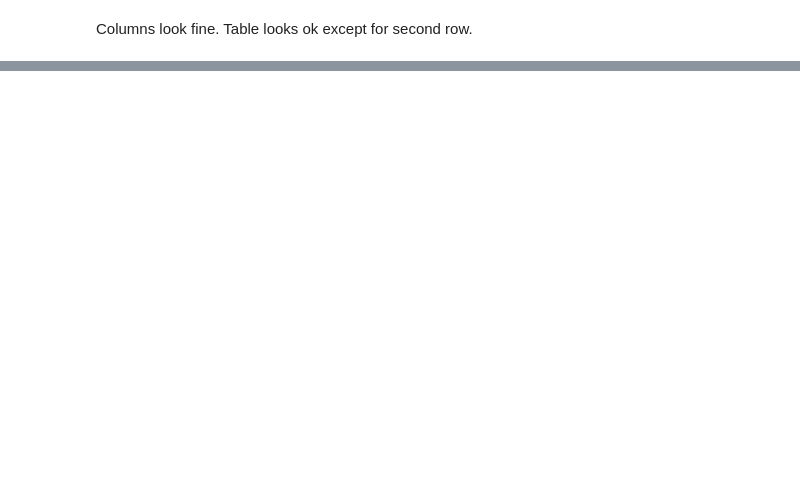
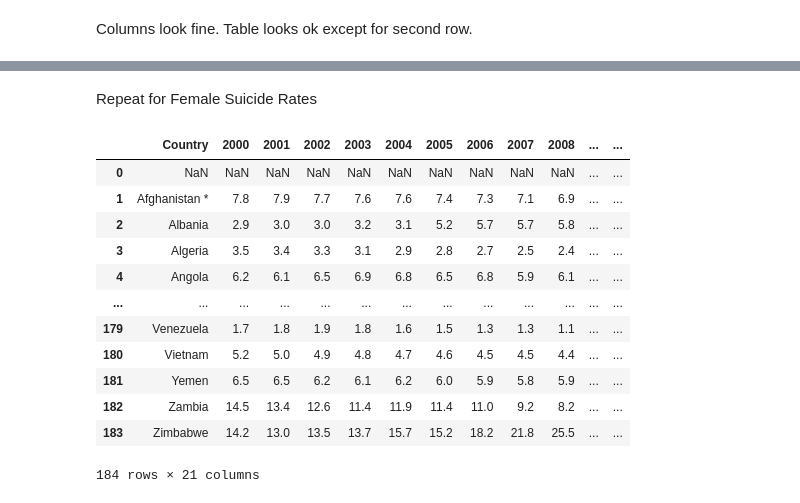
Before and after one commit to ponmp/PUBPOLDeliverable, a Jupyter notebook: DeliverableDraft.ipynb, the cells around one changed output, grey strips where cells are left out. Saved outputs shown, nothing was run; the diff lists cells and outputs as text; code cells hidden in the pictures; blank space fills up the shorter version.

```diff
--- a/DeliverableDraft.ipynb
+++ b/DeliverableDraft.ipynb
@@ -110,0 +347,20 @@ _____
+# %% [markdown]
+Repeat for Female Suicide Rates
+# %%
+# Create a copy of Female Suicide Rates as FSRwiki
+FSRwiki=MHwiki[2].copy()
+FSRwiki
+# %% [output]
+|  | Country | 2000 | 2001 | 2002 | 2003 | 2004 | 2005 | 2006 | 2007 | 2008 | ... | ... |
+| 0 | NaN | NaN | NaN | NaN | NaN | NaN | NaN | NaN | NaN | NaN | ... | ... |
+| 1 | Afghanistan * | 7.8 | 7.9 | 7.7 | 7.6 | 7.6 | 7.4 | 7.3 | 7.1 | 6.9 | ... | ... |
+| 2 | Albania | 2.9 | 3.0 | 3.0 | 3.2 | 3.1 | 5.2 | 5.7 | 5.7 | 5.8 | ... | ... |
+| 3 | Algeria | 3.5 | 3.4 | 3.3 | 3.1 | 2.9 | 2.8 | 2.7 | 2.5 | 2.4 | ... | ... |
+| 4 | Angola | 6.2 | 6.1 | 6.5 | 6.9 | 6.8 | 6.5 | 6.8 | 5.9 | 6.1 | ... | ... |
+| ... | ... | ... | ... | ... | ... | ... | ... | ... | ... | ... | ... | ... |
+| 179 | Venezuela | 1.7 | 1.8 | 1.9 | 1.8 | 1.6 | 1.5 | 1.3 | 1.3 | 1.1 | ... | ... |
+| 180 | Vietnam | 5.2 | 5.0 | 4.9 | 4.8 | 4.7 | 4.6 | 4.5 | 4.5 | 4.4 | ... | ... |
+| 181 | Yemen | 6.5 | 6.5 | 6.2 | 6.1 | 6.2 | 6.0 | 5.9 | 5.8 | 5.9 | ... | ... |
+| 182 | Zambia | 14.5 | 13.4 | 12.6 | 11.4 | 11.9 | 11.4 | 11.0 | 9.2 | 8.2 | ... | ... |
+| 183 | Zimbabwe | 14.2 | 13.0 | 13.5 | 13.7 | 15.7 | 15.2 | 18.2 | 21.8 | 25.5 | ... | ... |
+184 rows × 21 columns
```
Also changed, not shown: parts of 35 cells of this notebook, 1 other file.
